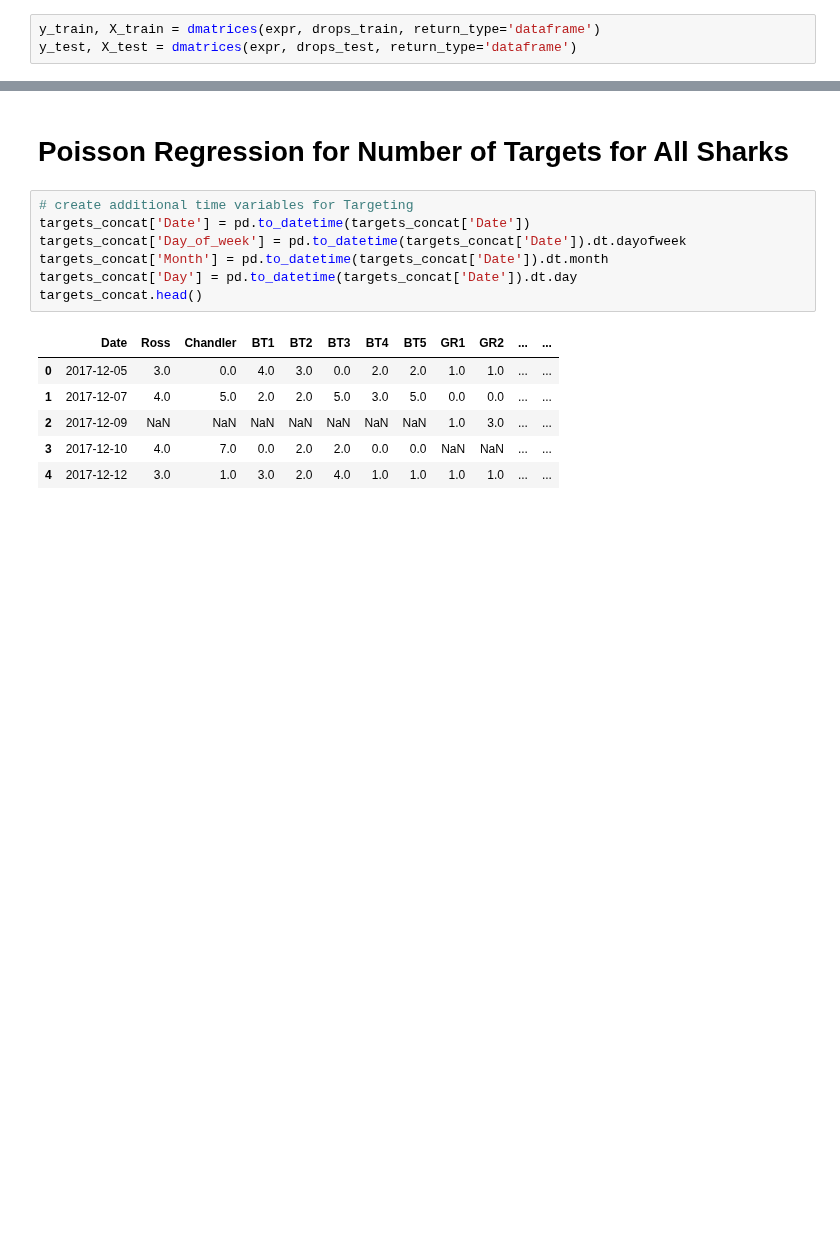
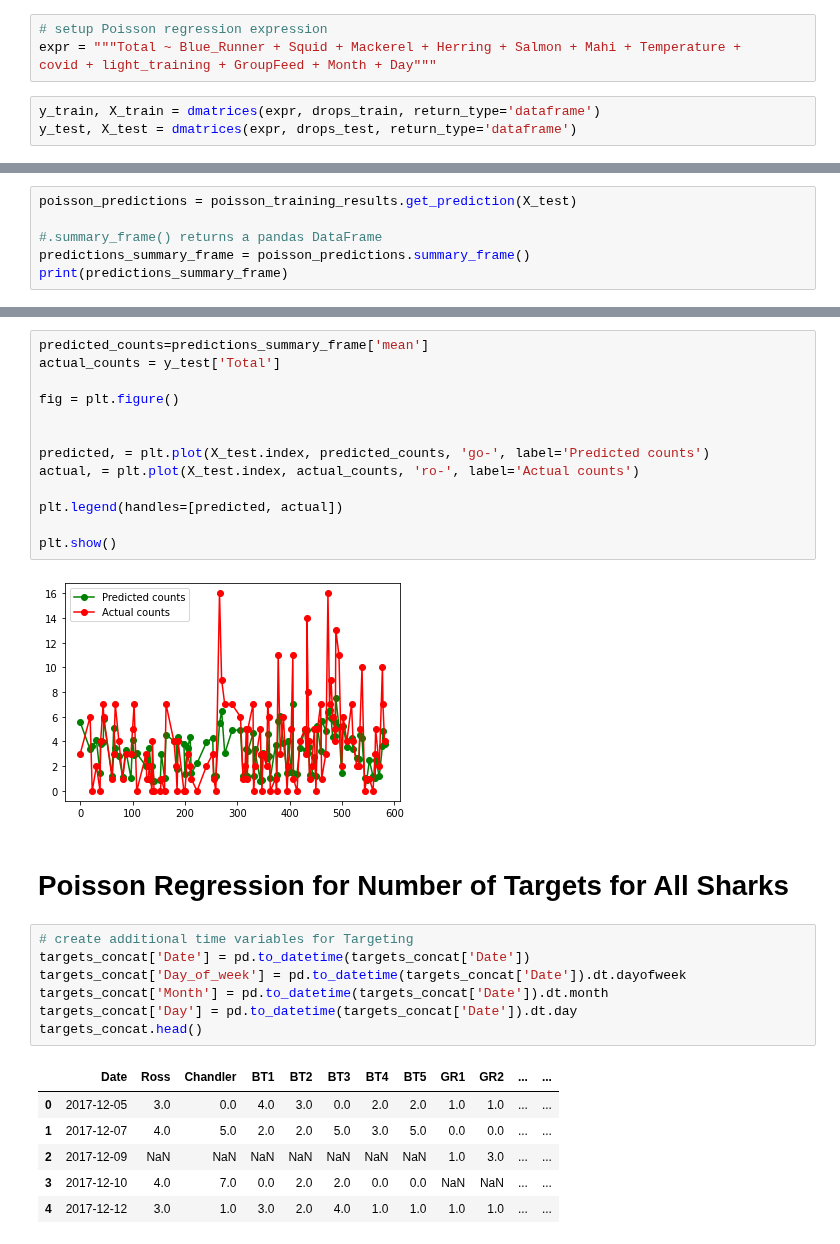
Before and after one commit to Data-Science-in-Business-Fall-2020/final-project-danny_brady_michael, a Jupyter notebook: Poisson_Regression.ipynb, the cells around one changed output, grey strips where cells are left out. Drawn from its saved outputs; the diff is of its cells as text; blank space fills up the shorter version.

```diff
--- a/Poisson_Regression.ipynb
+++ b/Poisson_Regression.ipynb
@@ -335,3 +374,7 @@ Testing data set length=114
+# %%
+# setup Poisson regression expression
+expr = """Total ~ Blue_Runner + Squid + Mackerel + Herring + Salmon + Mahi + Temperature +
+covid + light_training + GroupFeed + Month + Day"""
 # %%
 y_train, X_train = dmatrices(expr, drops_train, return_type='dataframe')
 y_test, X_test = dmatrices(expr, drops_test, return_type='dataframe')
@@ -361,0 +403,6 @@ Day of week, Day of Month, Temperature, Blue Runner, Bluefish, covid, and light
+# %%
+poisson_predictions = poisson_training_results.get_prediction(X_test)
+
+#.summary_frame() returns a pandas DataFrame
+predictions_summary_frame = poisson_predictions.summary_frame()
+print(predictions_summary_frame)
@@ -362,3 +424,18 @@ Day of week, Day of Month, Temperature, Blue Runner, Bluefish, covid, and light
+# %%
+predicted_counts=predictions_summary_frame['mean']
+actual_counts = y_test['Total']
+
+fig = plt.figure()
+
+
+predicted, = plt.plot(X_test.index, predicted_counts, 'go-', label='Predicted counts')
+actual, = plt.plot(X_test.index, actual_counts, 'ro-', label='Actual counts')
+
+plt.legend(handles=[predicted, actual])
+
+plt.show()
+# %% [output]
+[figure, added]
 # %% [markdown]
 # Poisson Regression for Number of Targets for All Sharks
 # %%
```
Also changed, not shown: parts of 118 cells of this notebook.
